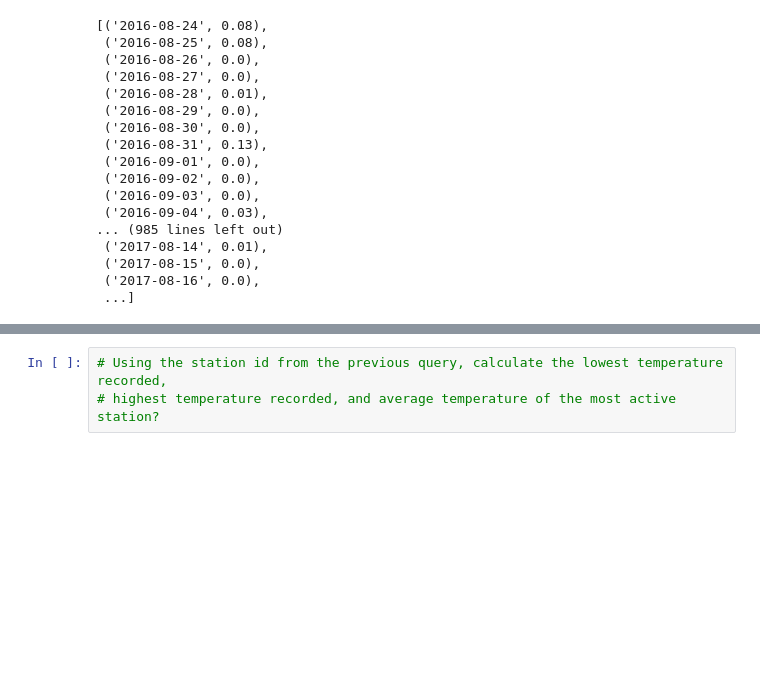
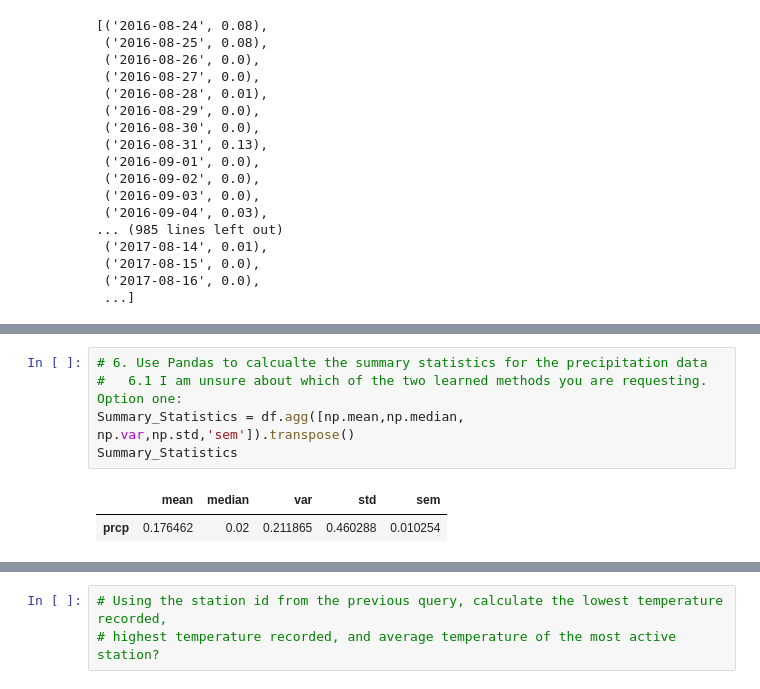
Before and after one commit to JorgeArV/SQLAlchemy_Flask_App_Climate_Analysis, a Jupyter notebook: climate_starter.ipynb, the cells around one changed output, grey strips where cells are left out. Saved outputs shown, nothing was run; the diff lists cells and outputs as text; blank space fills up the shorter version.

```diff
--- a/climate_starter.ipynb
+++ b/climate_starter.ipynb
@@ -100,0 +126,8 @@ AttributeError: 'list' object has no attribute 'statement'
+# %%
+# 6. Use Pandas to calcualte the summary statistics for the precipitation data
+#   6.1 I am unsure about which of the two learned methods you are requesting. Option one:
+Summary_Statistics = df.agg([np.mean,np.median, np.var,np.std,'sem']).transpose()
+Summary_Statistics
+# %% [output]
+|  | mean | median | var | std | sem |
+| prcp | 0.176462 | 0.02 | 0.211865 | 0.460288 | 0.010254 |
```
Also changed, not shown: parts of 18 cells of this notebook.
